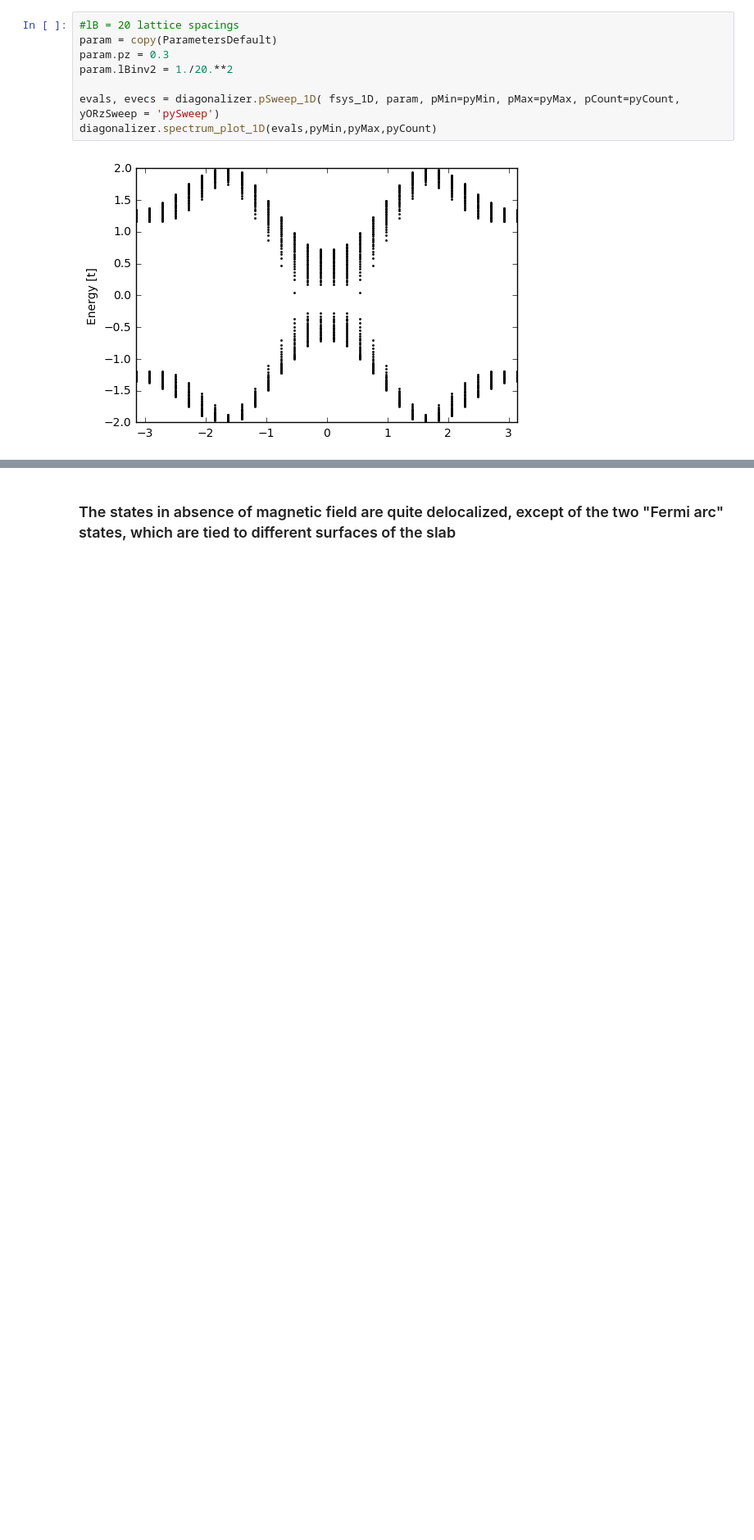
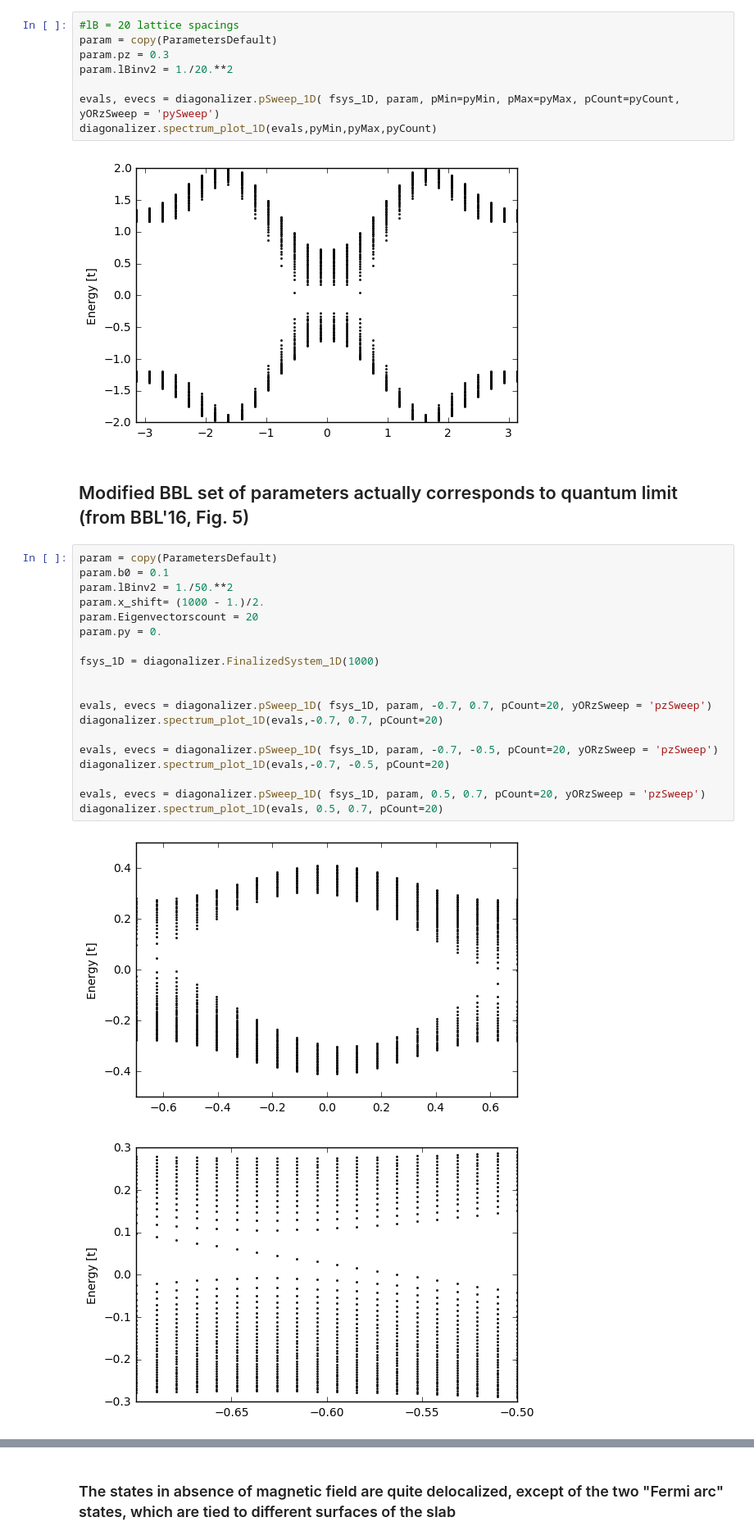
Before and after one commit to Artem-Ivashko/Vazifeh-Franz-magnetic-field, a Jupyter notebook: General-features.ipynb, the cells around one changed output, grey strips where cells are left out. Shown: that part at 82% size. Cells and saved outputs as stored; diff of their text form; blank space fills up the shorter version.

```diff
--- a/General-features.ipynb
+++ b/General-features.ipynb
@@ -189,3 +189,27 @@ evals, evecs = diagonalizer.pSweep_1D( fsys_1D, param, pMin=pyMin, pMax=pyMax, p
 diagonalizer.spectrum_plot_1D(evals,pyMin,pyMax,pyCount)
 # %% [output]
 [figure]
+# %% [markdown]
+## Modified BBL set of parameters actually corresponds to quantum limit (from BBL'16, Fig. 5)
+# %%
+param = copy(ParametersDefault)
+param.b0 = 0.1
+param.lBinv2 = 1./50.**2
+param.x_shift= (1000 - 1.)/2.
+param.Eigenvectorscount = 20
+param.py = 0.
+
+fsys_1D = diagonalizer.FinalizedSystem_1D(1000)
+
+
+evals, evecs = diagonalizer.pSweep_1D( fsys_1D, param, -0.7, 0.7, pCount=20, yORzSweep = 'pzSweep')
+diagonalizer.spectrum_plot_1D(evals,-0.7, 0.7, pCount=20)
+
+evals, evecs = diagonalizer.pSweep_1D( fsys_1D, param, -0.7, -0.5, pCount=20, yORzSweep = 'pzSweep')
+diagonalizer.spectrum_plot_1D(evals,-0.7, -0.5, pCount=20)
+
+evals, evecs = diagonalizer.pSweep_1D( fsys_1D, param, 0.5, 0.7, pCount=20, yORzSweep = 'pzSweep')
+diagonalizer.spectrum_plot_1D(evals, 0.5, 0.7, pCount=20)
+# %% [output]
+[figure, added]
+[figure, added]
```
Also changed, not shown: parts of 1 cell of this notebook, 2 other files.
